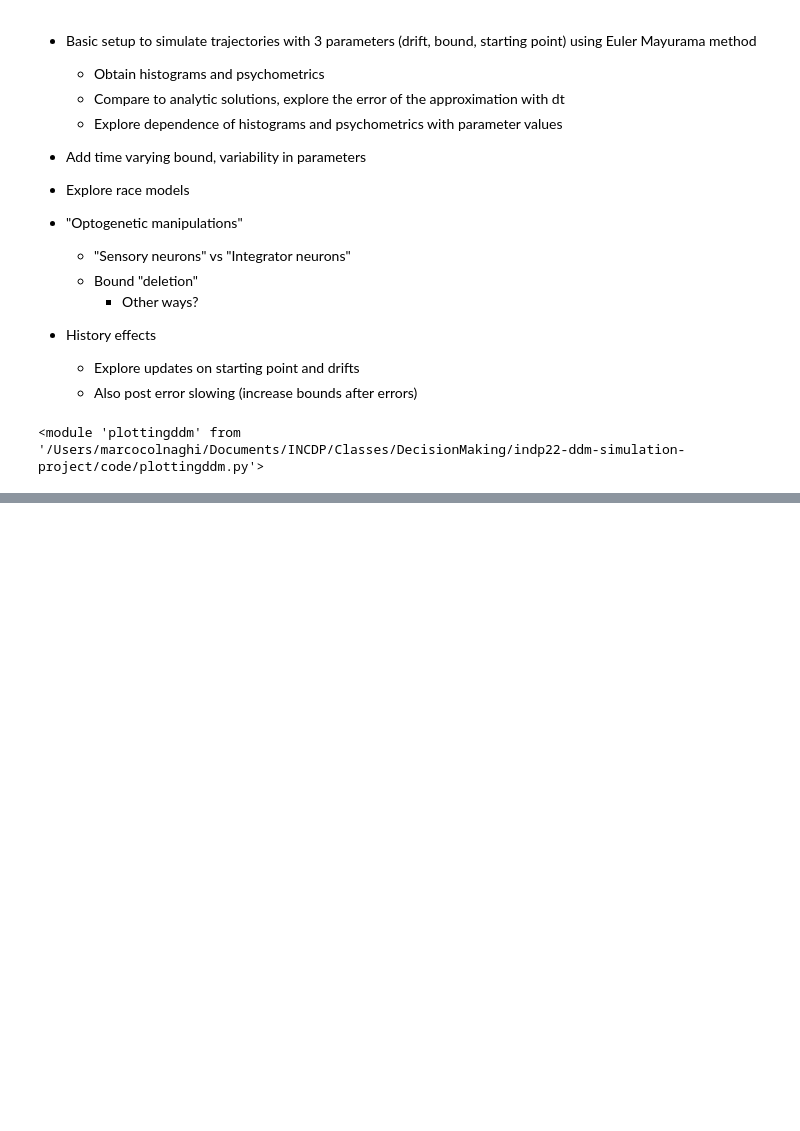
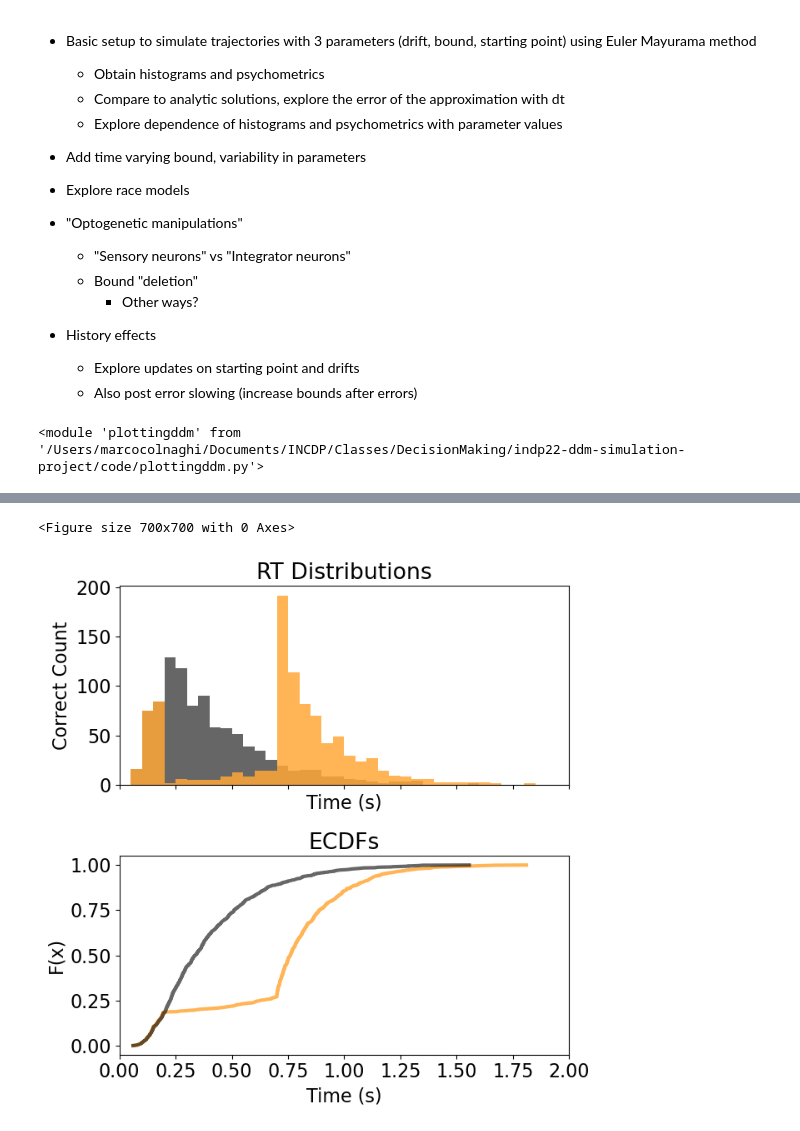
Before and after one commit to I-Pica/indp22-ddm-simulation-project, a Jupyter notebook: code/marco-sim-ddm.ipynb, the cells around one changed output, grey strips where cells are left out. Drawn from its saved outputs; the diff is of its cells as text; code cells hidden in the pictures; blank space fills up the shorter version.

```diff
--- a/code/marco-sim-ddm.ipynb
+++ b/code/marco-sim-ddm.ipynb
@@ -548,0 +261,31 @@ thetadecaying[0]
+# %%
+fig = plt.figure(figsize=(7,7))
+
+binsopto = np.arange(0, 10, 0.05)
+optocolor = [255/255, 167/255, 55/255, 0.85]
+
+hits_sens, errs_sens = ddm.calc_hits_errs(S_sens, mu[0])
+hits_contr, errs_contr = ddm.calc_hits_errs(S_contr, mu[0])
+
+fig, axes = plt.subplots(nrows=2, ncols=1, sharex=True, figsize=(7,7))
+axes[0].hist(S_contr[hits_contr[0],1], binsopto, color='k', alpha = 0.6);
+axes[0].hist(S_sens[hits_sens[0],1], binsopto, color=optocolor);
+axes[0].set_xlabel('Time (s)');
+axes[0].set_ylabel('Correct Count');
+axes[0].set_title('RT Distributions')
+
+binsopto = np.arange(0, 10, 0.01)
+ecdf_sens = ECDF(S_sens[hits_sens[0],1])
+ecdf_contr = ECDF(S_contr[hits_contr[0],1])
+axes[1].plot(ecdf_sens.x,ecdf_sens.y, color = optocolor,linewidth = 3)
+axes[1].plot(ecdf_contr.x,ecdf_contr.y, color = [0, 0, 0, 0.6],linewidth = 3)
+
+axes[1].set_xlabel('Time (s)');
+axes[1].set_ylabel('F(x)');
+axes[1].set_title('ECDFs')
+axes[1].set_xlim([0, 2])
+fig.tight_layout()
+fig.savefig('RTDistr_Sensory.png', format='png', dpi=900)
+# %% [output]
+<Figure size 700x700 with 0 Axes>
+[figure, added]
```
Also changed, not shown: parts of 56 cells of this notebook, 1 other file.
